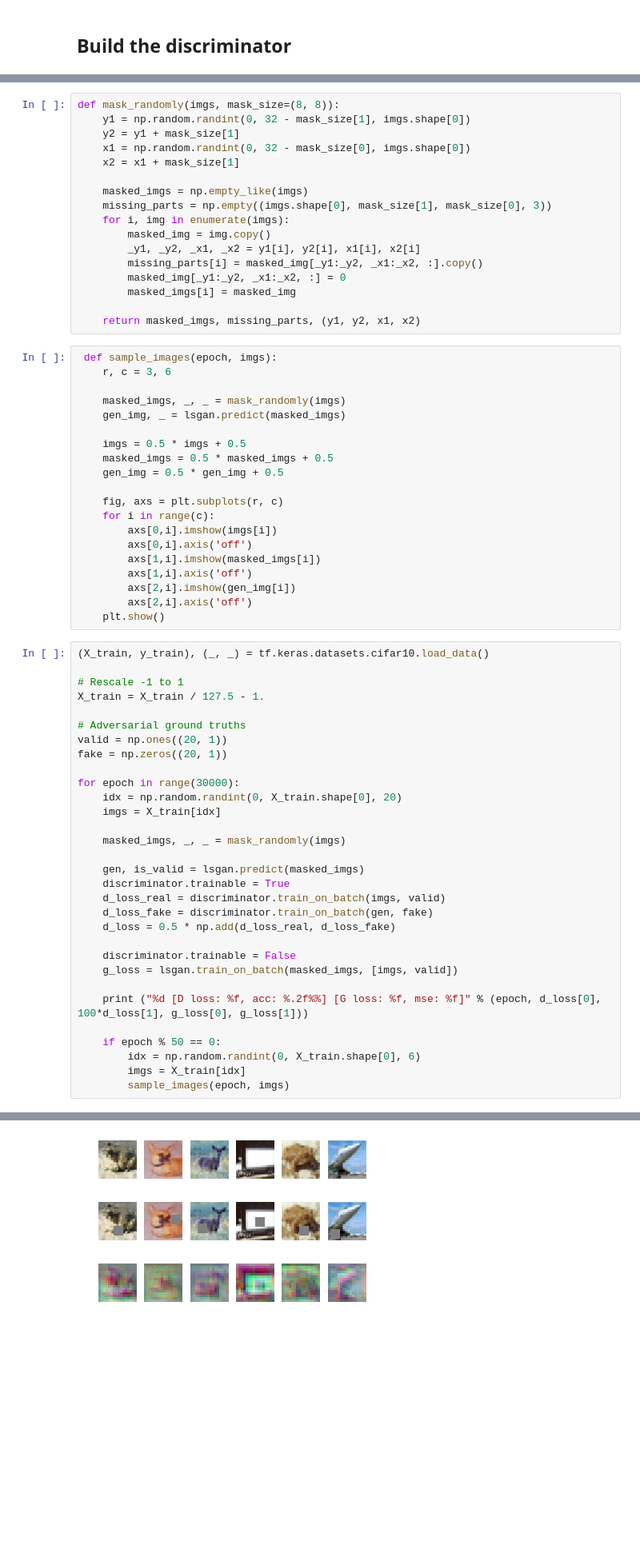
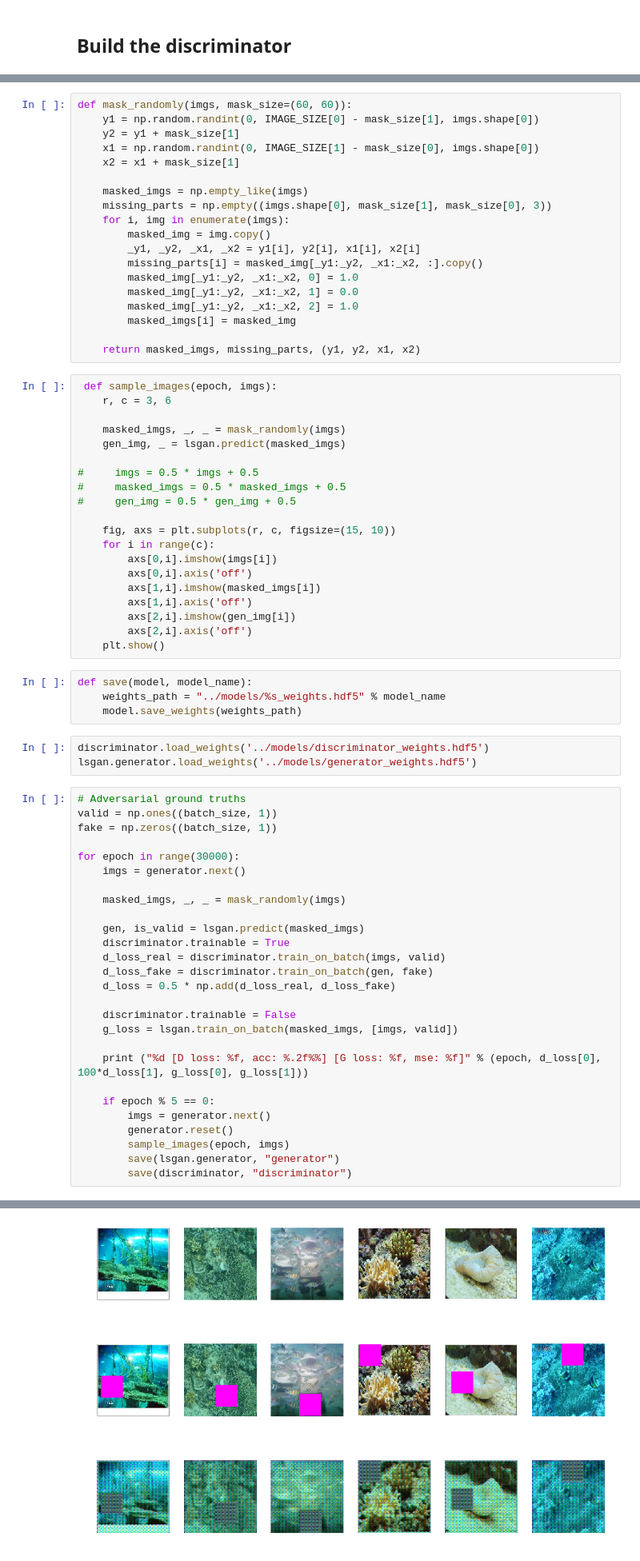
Before and after one commit to Guillem96/tensorflow-challenge, a Jupyter notebook: context-encoder/notebooks/General Deep Image Completion with Lightweight Conditional GAN.ipynb, the cells around one changed output, grey strips where cells are left out. Shown at 80% size. Cells and saved outputs as stored; diff of their text form; blank space fills up the shorter version.

Commit message:
Training LSGAN with imagenet

```diff
--- a/context-encoder/notebooks/General Deep Image Completion with Lightweight Conditional GAN.ipynb
+++ b/context-encoder/notebooks/General Deep Image Completion with Lightweight Conditional GAN.ipynb
@@ -243,8 +256,8 @@ lsgan.compile(optimizer=optimizer,
 # %%
-def mask_randomly(imgs, mask_size=(8, 8)):
-    y1 = np.random.randint(0, 32 - mask_size[1], imgs.shape[0])
+def mask_randomly(imgs, mask_size=(60, 60)):
+    y1 = np.random.randint(0, IMAGE_SIZE[0] - mask_size[1], imgs.shape[0])
     y2 = y1 + mask_size[1]
-    x1 = np.random.randint(0, 32 - mask_size[0], imgs.shape[0])
+    x1 = np.random.randint(0, IMAGE_SIZE[1] - mask_size[0], imgs.shape[0])
     x2 = x1 + mask_size[1]
 
     masked_imgs = np.empty_like(imgs)
@@ -253,7 +266,9 @@ def mask_randomly(imgs, mask_size=(8, 8)):
         masked_img = img.copy()
         _y1, _y2, _x1, _x2 = y1[i], y2[i], x1[i], x2[i]
         missing_parts[i] = masked_img[_y1:_y2, _x1:_x2, :].copy()
-        masked_img[_y1:_y2, _x1:_x2, :] = 0
+        masked_img[_y1:_y2, _x1:_x2, 0] = 1.0
+        masked_img[_y1:_y2, _x1:_x2, 1] = 0.0
+        masked_img[_y1:_y2, _x1:_x2, 2] = 1.0
         masked_imgs[i] = masked_img
 
     return masked_imgs, missing_parts, (y1, y2, x1, x2)
@@ -264,11 +279,11 @@ def mask_randomly(imgs, mask_size=(8, 8)):
     masked_imgs, _, _ = mask_randomly(imgs)
     gen_img, _ = lsgan.predict(masked_imgs)
 
-    imgs = 0.5 * imgs + 0.5
-    masked_imgs = 0.5 * masked_imgs + 0.5
-    gen_img = 0.5 * gen_img + 0.5
+#     imgs = 0.5 * imgs + 0.5
+#     masked_imgs = 0.5 * masked_imgs + 0.5
+#     gen_img = 0.5 * gen_img + 0.5
 
-    fig, axs = plt.subplots(r, c)
+    fig, axs = plt.subplots(r, c, figsize=(15, 10))
     for i in range(c):
         axs[0,i].imshow(imgs[i])
         axs[0,i].axis('off')
@@ -277,19 +292,20 @@ def mask_randomly(imgs, mask_size=(8, 8)):
         axs[2,i].imshow(gen_img[i])
         axs[2,i].axis('off')
     plt.show()
+# %%
+def save(model, model_name):
+    weights_path = "../models/%s_weights.hdf5" % model_name
+    model.save_weights(weights_path)
+# %%
+discriminator.load_weights('../models/discriminator_weights.hdf5')
+lsgan.generator.load_weights('../models/generator_weights.hdf5')
 # %%
-(X_train, y_train), (_, _) = tf.keras.datasets.cifar10.load_data()
-
-# Rescale -1 to 1
-X_train = X_train / 127.5 - 1.
-
 # Adversarial ground truths
-valid = np.ones((20, 1))
-fake = np.zeros((20, 1))
+valid = np.ones((batch_size, 1))
+fake = np.zeros((batch_size, 1))
 
 for epoch in range(30000):
-    idx = np.random.randint(0, X_train.shape[0], 20)
-    imgs = X_train[idx]
+    imgs = generator.next()
 
     masked_imgs, _, _ = mask_randomly(imgs)
 
@@ -304,8 +320,10 @@ for epoch in range(30000):
 
     print ("%d [D loss: %f, acc: %.2f%%] [G loss: %f, mse: %f]" % (epoch, d_loss[0], 100*d_loss[1], g_loss[0], g_loss[1]))
 
-    if epoch % 50 == 0:
-        idx = np.random.randint(0, X_train.shape[0], 6)
-        imgs = X_train[idx]
+    if epoch % 5 == 0:
+        imgs = generator.next()
+        generator.reset()
         sample_images(epoch, imgs)
+        save(lsgan.generator, "generator")
+        save(discriminator, "discriminator")
 # %% [output]
@@ -313 +337 @@ for epoch in range(30000):
-[figure, old version]
+[figure, new version]
```
Also changed, not shown: parts of 9 cells of this notebook, 2 other files.
